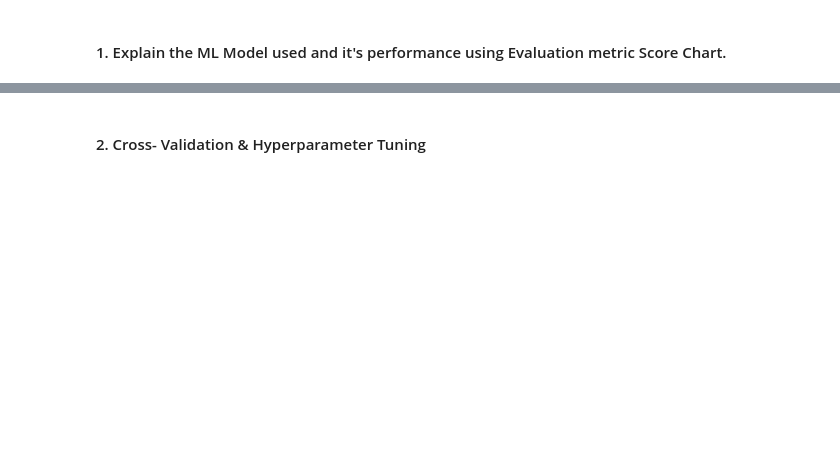
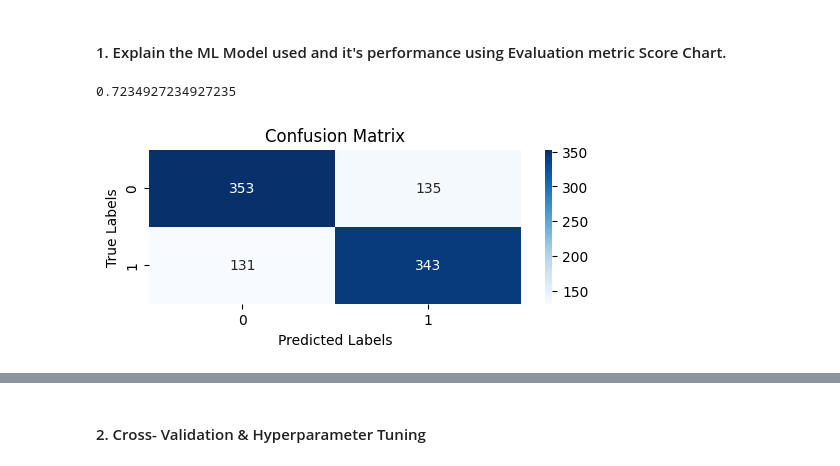
Before and after one commit to uday2510/Cardiovascular-Risk-Prediction, a Jupyter notebook: Cardiovascular_Risk_Prediction.ipynb, the cells around one changed output, grey strips where cells are left out. Saved outputs shown, nothing was run; the diff lists cells and outputs as text; code cells hidden in the pictures; blank space fills up the shorter version.

```diff
--- a/Cardiovascular_Risk_Prediction.ipynb
+++ b/Cardiovascular_Risk_Prediction.ipynb
@@ -708,7 +709,11 @@ print(X_test.shape)
 ### ML Model - 1
 # %%
 # ML Model - 1 Implementation
+m1=LogisticRegression()
 
 # Fit the Algorithm
+m1.fit(X_train,y_train)
 
 # Predict on the model
+pred_m1=m1.predict(X_test)
+pred_m1
@@ -716,3 +739,17 @@ print(X_test.shape)
 #### 1. Explain the ML Model used and it's performance using Evaluation metric Score Chart.
 # %%
 # Visualizing evaluation Metric Score chart
+accuracy=accuracy_score(y_test, pred_m1)
+accuracy
+# %% [output]
+0.7234927234927235
+# %%
+cm = confusion_matrix(y_test, pred_m1)
+plt.figure(figsize=(6, 2))
+sns.heatmap(cm, annot=True, fmt="d", cmap="Blues")
+plt.xlabel("Predicted Labels")
+plt.ylabel("True Labels")
+plt.title("Confusion Matrix")
+plt.show()
+# %% [output]
+[figure, added]
```
Also changed, not shown: parts of 55 cells of this notebook.
